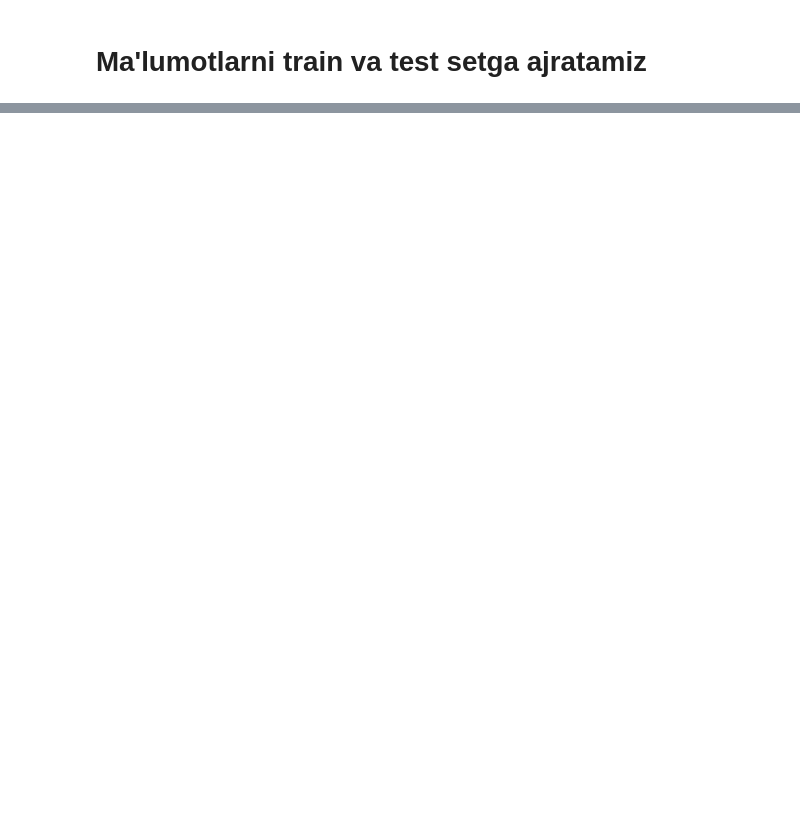
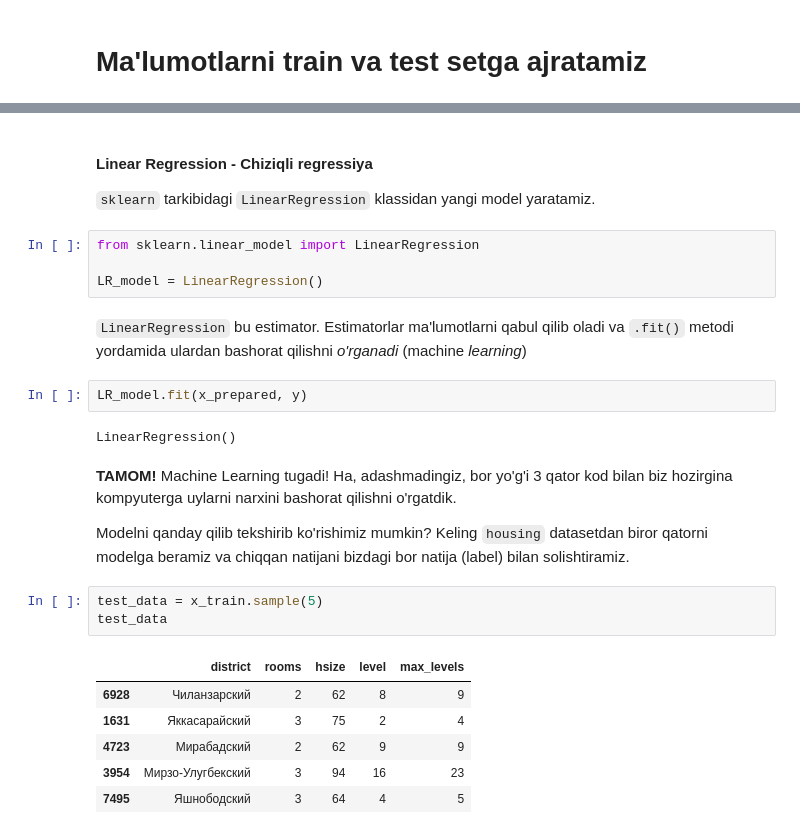
Before and after one commit to asadbek11211/Pandas_exercises, a Jupyter notebook: 05_ml_05_amaliyot.ipynb, the cells around one changed output, grey strips where cells are left out. Drawn from its saved outputs; the diff is of its cells as text; blank space fills up the shorter version.

```diff
--- a/05_ml_05_amaliyot.ipynb
+++ b/05_ml_05_amaliyot.ipynb
@@ -152,0 +311,27 @@ df
+# %% [markdown]
+#### Linear Regression - Chiziqli regressiya
+`sklearn` tarkibidagi `LinearRegression` klassidan yangi model yaratamiz.
+# %%
+from sklearn.linear_model import LinearRegression
+
+LR_model = LinearRegression()
+# %% [markdown]
+`LinearRegression` bu estimator. Estimatorlar ma'lumotlarni qabul qilib oladi va `.fit()` metodi yordamida ulardan bashorat qilishni _o'rganadi_ (machine _learning_)
+# %%
+LR_model.fit(x_prepared, y)
+# %% [output]
+LinearRegression()
+# %% [markdown]
+**TAMOM!** Machine Learning tugadi! Ha, adashmadingiz, bor yo'g'i 3 qator kod bilan biz hozirgina kompyuterga uylarni narxini bashorat qilishni o'rgatdik.
+
+Modelni qanday qilib tekshirib ko'rishimiz mumkin? Keling `housing` datasetdan biror qatorni modelga beramiz va chiqqan natijani bizdagi bor natija (label) bilan solishtiramiz.
+# %%
+test_data = x_train.sample(5)
+test_data
+# %% [output]
+|  | district | rooms | hsize | level | max_levels |
+| 6928 | Чиланзарский | 2 | 62 | 8 | 9 |
+| 1631 | Яккасарайский | 3 | 75 | 2 | 4 |
+| 4723 | Мирабадский | 2 | 62 | 9 | 9 |
+| 3954 | Мирзо-Улугбекский | 3 | 94 | 16 | 23 |
+| 7495 | Яшнободский | 3 | 64 | 4 | 5 |
```
Also changed, not shown: parts of 46 cells of this notebook.
